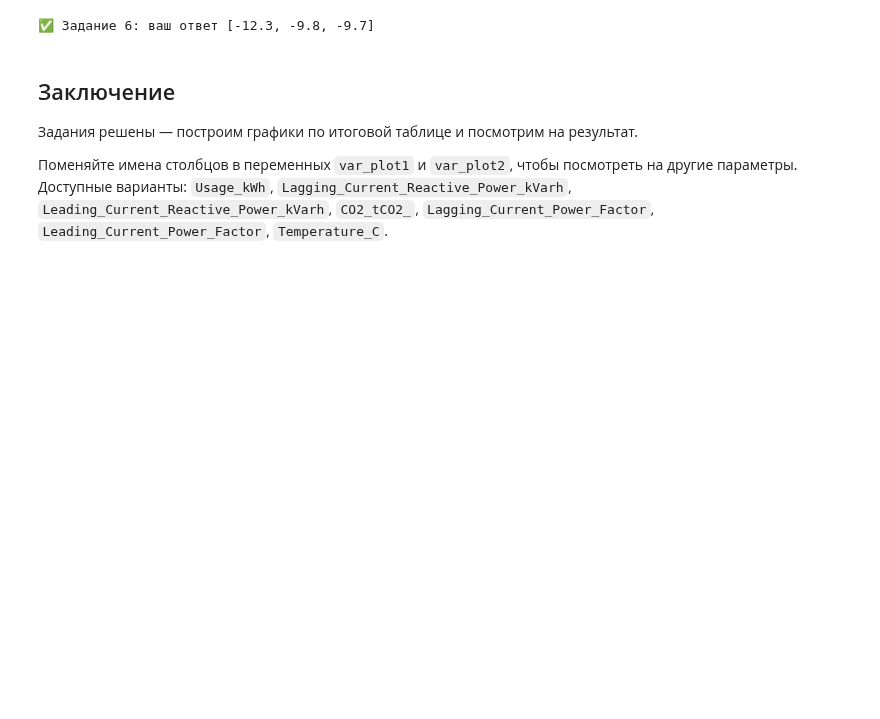
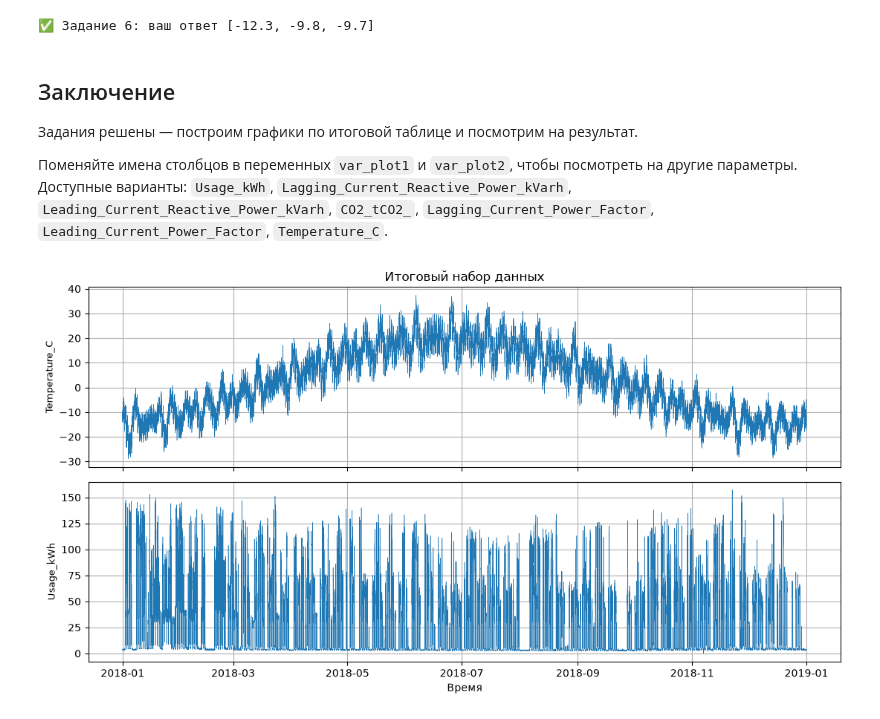
Before and after one commit to Monstazim/ml_2026, a Jupyter notebook: 1_homework_eda.ipynb, the cells around one changed output. Saved outputs shown, nothing was run; the diff lists cells and outputs as text; code cells hidden in the pictures; blank space fills up the shorter version.

```diff
--- a/1_homework_eda.ipynb
+++ b/1_homework_eda.ipynb
@@ -247,17 +247,19 @@ check(6, ans)
 `Leading_Current_Power_Factor`, `Temperature_C`.
 # %%
 var_plot1 = "Temperature_C"
-var_plot2 = "CO2_tCO2_"
+var_plot2 = "Usage_kWh"
 
 df_energy["DateTime"] = pd.to_datetime(df_energy["date"], format="%d/%m/%Y %H:%M")
 df_plot = df_energy.sort_values("DateTime")
 
 fig, axes = plt.subplots(2, 1, figsize=(11, 6), sharex=True)
 for ax, name in zip(axes, [var_plot1, var_plot2]):
     ax.plot(df_plot["DateTime"], df_plot[name], linewidth=0.4)
     ax.set_ylabel(name, fontsize=9)
     ax.grid(True)
 axes[-1].set_xlabel("Время")
 axes[0].set_title("Итоговый набор данных")
 plt.tight_layout()
 plt.show()
+# %% [output]
+[figure, added]
```
